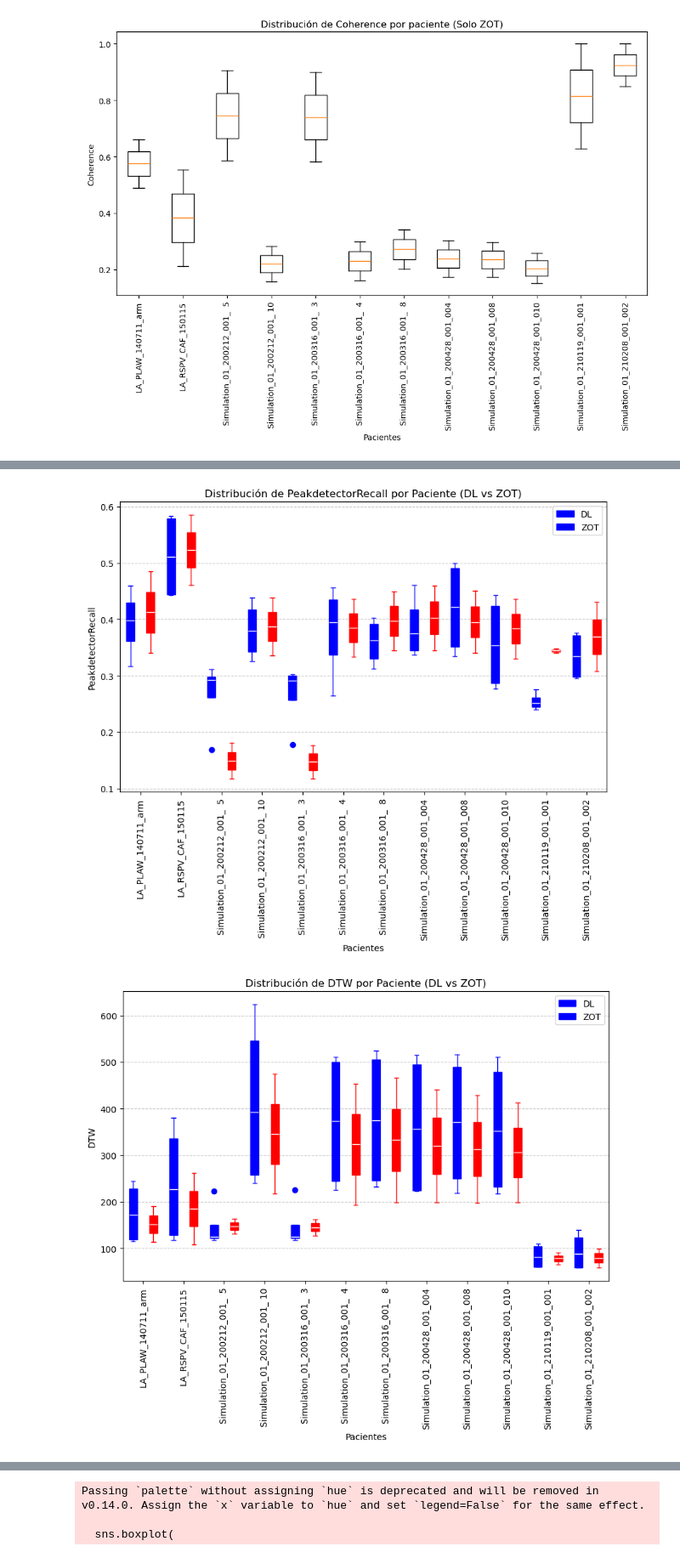
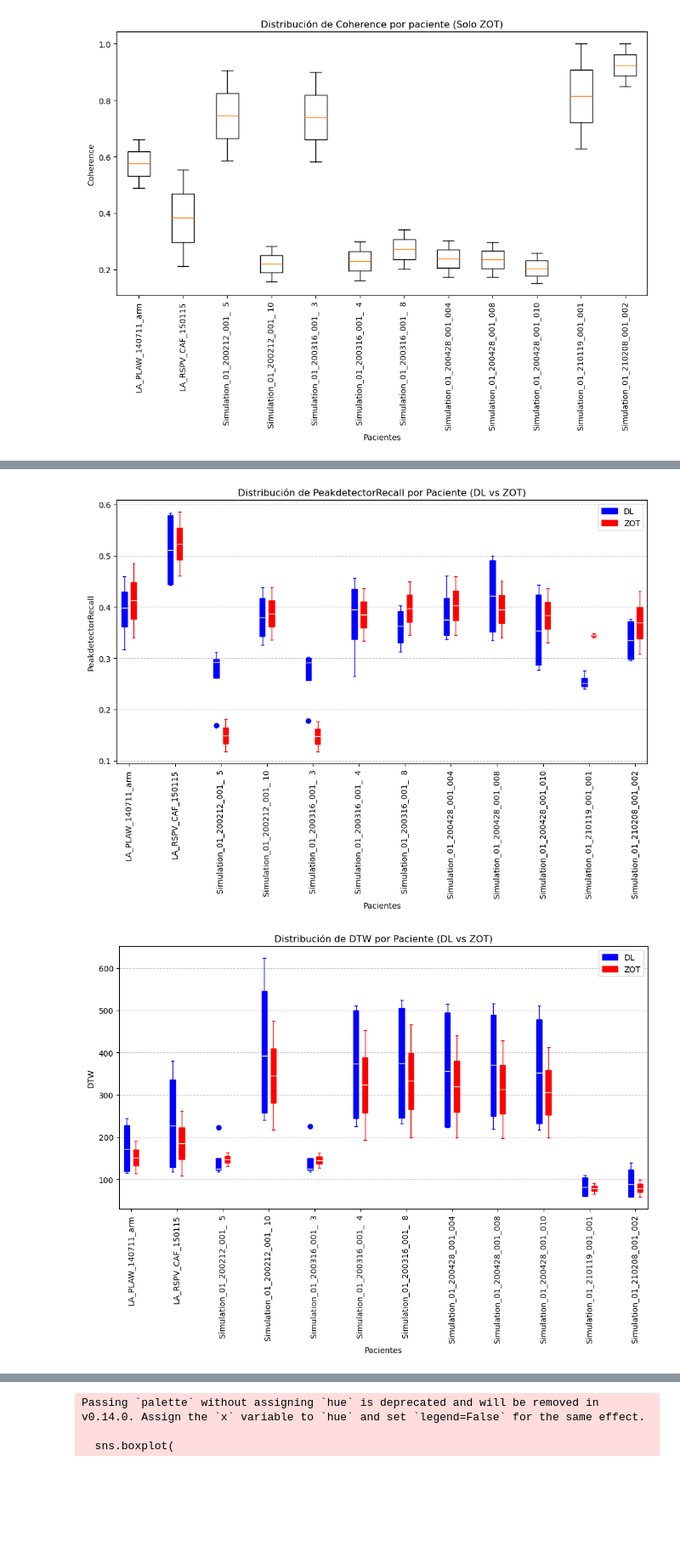
Before and after one commit to miriamgf/egm_reconstruction, a Jupyter notebook: Code/scripts/evaluation/report_evaluate_test.ipynb, the cells around one changed output, grey strips where cells are left out. Shown at 85% size. Drawn from its saved outputs; the diff is of its cells as text; code cells hidden in the pictures; blank space fills up the shorter version.

Commit message:
2d plotting and fix bugs

```diff
--- a/Code/scripts/evaluation/report_evaluate_test.ipynb
+++ b/Code/scripts/evaluation/report_evaluate_test.ipynb
@@ -232,6 +199,21 @@ len(dl_data.values) 12
 # %%
+
+
+# 1️⃣ Extraer las columnas de cada dataset
+dl_columns = [col for col in merged_df_dl.columns if col != "name"]
+tik_columns = [col for col in df_tik_merged.columns if col != "name"]
+
+# Extraer las métricas comunes
+dl_metrics = {col.split("_")[0] for col in dl_columns}
+tik_metrics = {col.split("_")[0] for col in tik_columns}
+common_metrics = dl_metrics.intersection(tik_metrics)
+
+# 2️⃣ Agrupar columnas por métrica
+dl_grouped = {metric: [col for col in dl_columns if col.startswith(metric)] for metric in common_metrics}
+tik_grouped = {metric: [col for col in tik_columns if col.startswith(metric)] for metric in common_metrics}
 import matplotlib.pyplot as plt
 import numpy as np
+import matplotlib.patches as mpatches  # Para arreglar la leyenda
 
 # 1️⃣ Iterar sobre cada métrica
 for metric in common_metrics:
@@ -246,48 +228,55 @@ for metric in common_metrics:
     zot_data = df_tik_merged[tik_columns]  # Todas las métricas ZOT para la métrica actual
 
     # 📌 Crear figura
-    plt.figure(figsize=(10, 6))
+    plt.figure(figsize=(12, 6))
 
-    # 📌 Posiciones de las cajas (pares: DL, impares: ZOT)
+    # 📌 Posiciones de las cajas (DL y ZOT juntas, pero separadas de otros pacientes)
     num_pacientes = len(merged_df_dl)
-    dl_positions = np.arange(num_pacientes) * 2 + 1  # 1, 3, 5, 7...
-    zot_positions = dl_positions + 1  # 2, 4, 6, 8...
+    dl_positions = np.arange(num_pacientes) * 3  # Aumentamos la separación entre pacientes
+    zot_positions = dl_positions + 0.6  # Acercamos DL y ZOT
 
     # 📊 Crear boxplots
     bp_dl = plt.boxplot(
         dl_data.values.T,  # Transponer para que cada paciente tenga su caja
         positions=dl_positions,
-        widths=0.4,
+        widths=0.35,  # Reducimos el ancho para más separación
         patch_artist=True,
         boxprops=dict(facecolor="blue", color="blue"),
         medianprops=dict(color="white"),
         whiskerprops=dict(color="blue"),
         capprops=dict(color="blue"),
         flierprops=dict(markerfacecolor="blue", markeredgecolor="blue"),
     )
 
     bp_zot = plt.boxplot(
         zot_data.values.T,
         positions=zot_positions,
-        widths=0.4,
+        widths=0.35,  # Reducimos el ancho
         patch_artist=True,
         boxprops=dict(facecolor="red", color="red"),
         medianprops=dict(color="white"),
         whiskerprops=dict(color="red"),
         capprops=dict(color="red"),
         flierprops=dict(markerfacecolor="red", markeredgecolor="red"),
     )
 
     # 📌 Etiquetas
-    plt.xticks((dl_positions + zot_positions) / 2, merged_df_dl["name"], rotation=90)
+    x_labels = merged_df_dl["name"]  # Nombre de los pacientes
+    plt.xticks(dl_positions + 0.3, x_labels, rotation=90)  # Centrar entre DL y ZOT
+
     plt.title(f"Distribución de {metric} por Paciente (DL vs ZOT)")
     plt.xlabel("Pacientes")
     plt.ylabel(metric)
-    plt.legend(["DL", "ZOT"], loc="upper right")
+
+    # ✅ Corregir leyenda manualmente
+    dl_patch = mpatches.Patch(color="blue", label="DL")
+    zot_patch = mpatches.Patch(color="red", label="ZOT")
+    plt.legend(handles=[dl_patch, zot_patch], loc="upper right")
+
     plt.grid(axis="y", linestyle="--", alpha=0.7)
 
     # 📊 Mostrar gráfico
     plt.show()
 # %% [output]
-[figure, old version]
+[figure, new version]
-[figure, old version]
+[figure, new version]
```
Also changed, not shown: parts of 15 cells of this notebook, 12 other files.
